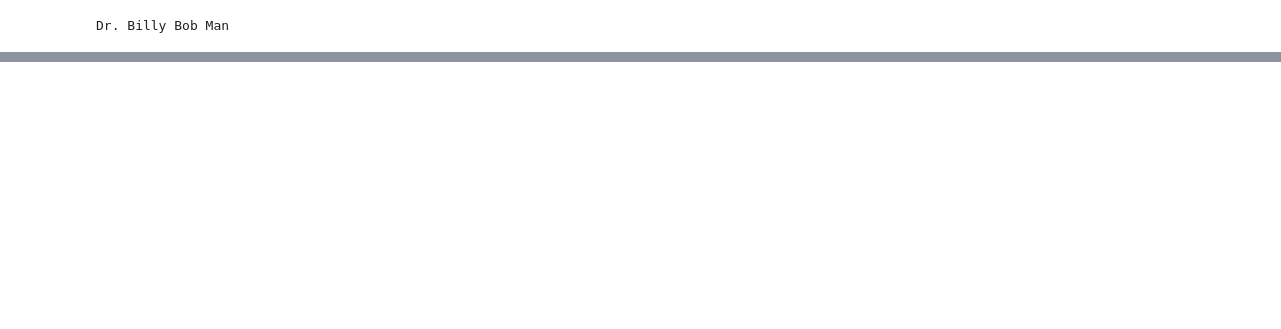
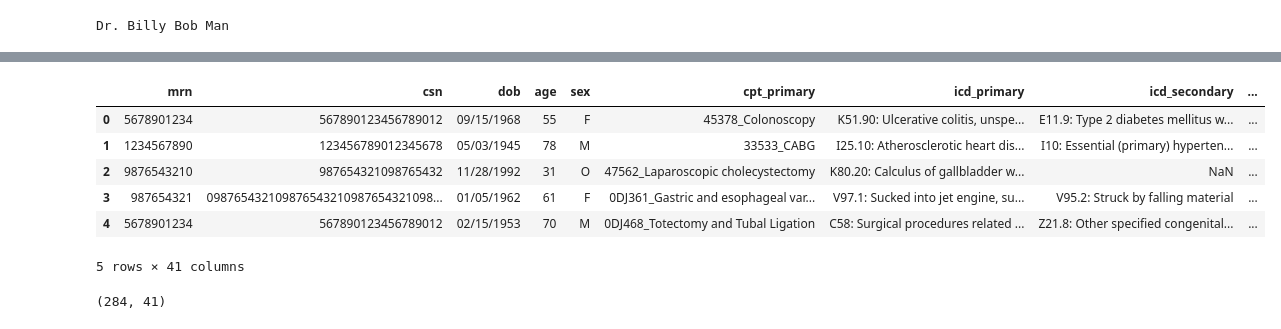
Before and after one commit to alexgoodell/aimlab-cloud-tutorials, a Jupyter notebook: welcome.ipynb, the cells around one changed output, grey strips where cells are left out. Saved outputs shown, nothing was run; the diff lists cells and outputs as text; code cells hidden in the pictures; blank space fills up the shorter version.

```diff
--- a/welcome.ipynb
+++ b/welcome.ipynb
@@ -226,0 +183,26 @@ ModuleNotFoundError: No module named 'pandas'
+# %%
+# first we need to import the pandas library to
+# let python know we want to use it.
+# we assign it the alias pd to make it easier to use
+import pandas as pd
+
+# dataframes are commonly abbreviated as df
+df = pd.read_csv('example_data/synthetic_epic_data_export.csv')
+
+# to look at a dataframe in Jupyter, just finish the cell with the variable name
+# for large dataframes, you can use the head() function to see the first few rows
+
+df.head(5)
+# %% [output]
+|  | mrn | csn | dob | age | sex | cpt_primary | icd_primary | icd_secondary | ... |
+| 0 | 5678901234 | 567890123456789012 | 09/15/1968 | 55 | F | 45378_Colonoscopy | K51.90: Ulcerative colitis, unspe... | E11.9: Type 2 diabetes mellitus w... | ... |
+| 1 | 1234567890 | 123456789012345678 | 05/03/1945 | 78 | M | 33533_CABG | I25.10: Atherosclerotic heart dis... | I10: Essential (primary) hyperten... | ... |
+| 2 | 9876543210 | 987654321098765432 | 11/28/1992 | 31 | O | 47562_Laparoscopic cholecystectomy | K80.20: Calculus of gallbladder w... | NaN | ... |
+| 3 | 987654321 | 098765432109876543210987654321098... | 01/05/1962 | 61 | F | 0DJ361_Gastric and esophageal var... | V97.1: Sucked into jet engine, su... | V95.2: Struck by falling material | ... |
+| 4 | 5678901234 | 567890123456789012 | 02/15/1953 | 70 | M | 0DJ468_Totectomy and Tubal Ligation | C58: Surgical procedures related ... | Z21.8: Other specified congenital... | ... |
+5 rows × 41 columns
+# %%
+# we can get the exact size of the dataframe using the shape attribute
+df.shape
+# %% [output]
+(284, 41)
```
Also changed, not shown: parts of 25 cells of this notebook, 1 other file.
